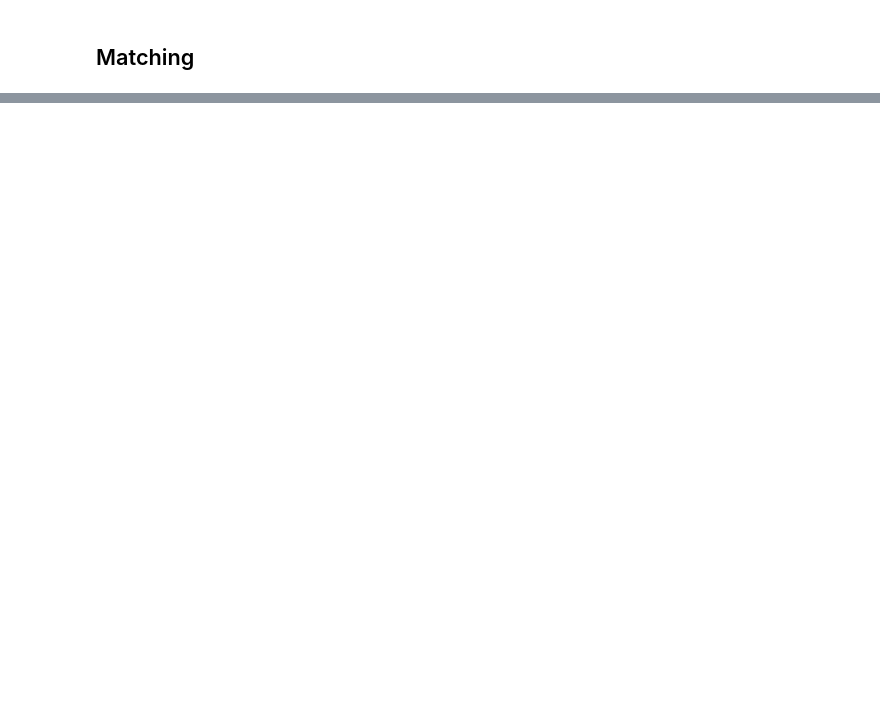
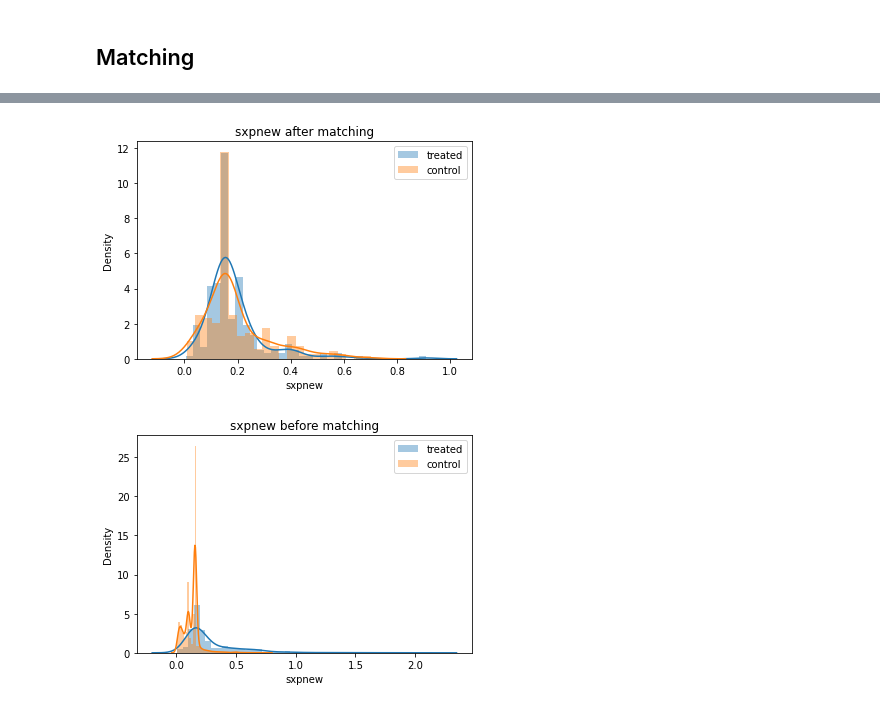
Before and after one commit to epfl-ada/ada-2020-project-milestone-p3-p3_limonada, a Jupyter notebook: creative_extension.ipynb, the cells around one changed output, grey strips where cells are left out. Cells and saved outputs as stored; diff of their text form; code cells hidden in the pictures; blank space fills up the shorter version.

```diff
--- a/creative_extension.ipynb
+++ b/creative_extension.ipynb
@@ -1205,0 +1297,18 @@ len(pred_no_gini[pred_no_gini > 0.5])/len(pred_no_gini)
+# %%
+#import matplotlib.pyplot as plt
+pair_control = control_df.loc[match_no_gini.values()]
+pair_treatment = treatment_df.loc[match_no_gini.keys()]
+
+ax = sns.distplot(pair_treatment['sxpnew'], hist=True, label='treated');
+ax = sns.distplot(pair_control['sxpnew'], hist=True, label='control')
+ax.set(title='sxpnew after matching',xlabel='sxpnew')
+plt.legend()
+plt.show()
+ax = sns.distplot(treatment_df['sxpnew'], hist=True, label='treated');
+ax = sns.distplot(control_df['sxpnew'], hist=True, label='control')
+ax.set(title='sxpnew before matching',xlabel='sxpnew')
+plt.legend()
+plt.show()
+# %% [output]
+[figure, added]
+[figure, added]
```
Also changed, not shown: parts of 38 cells of this notebook.
